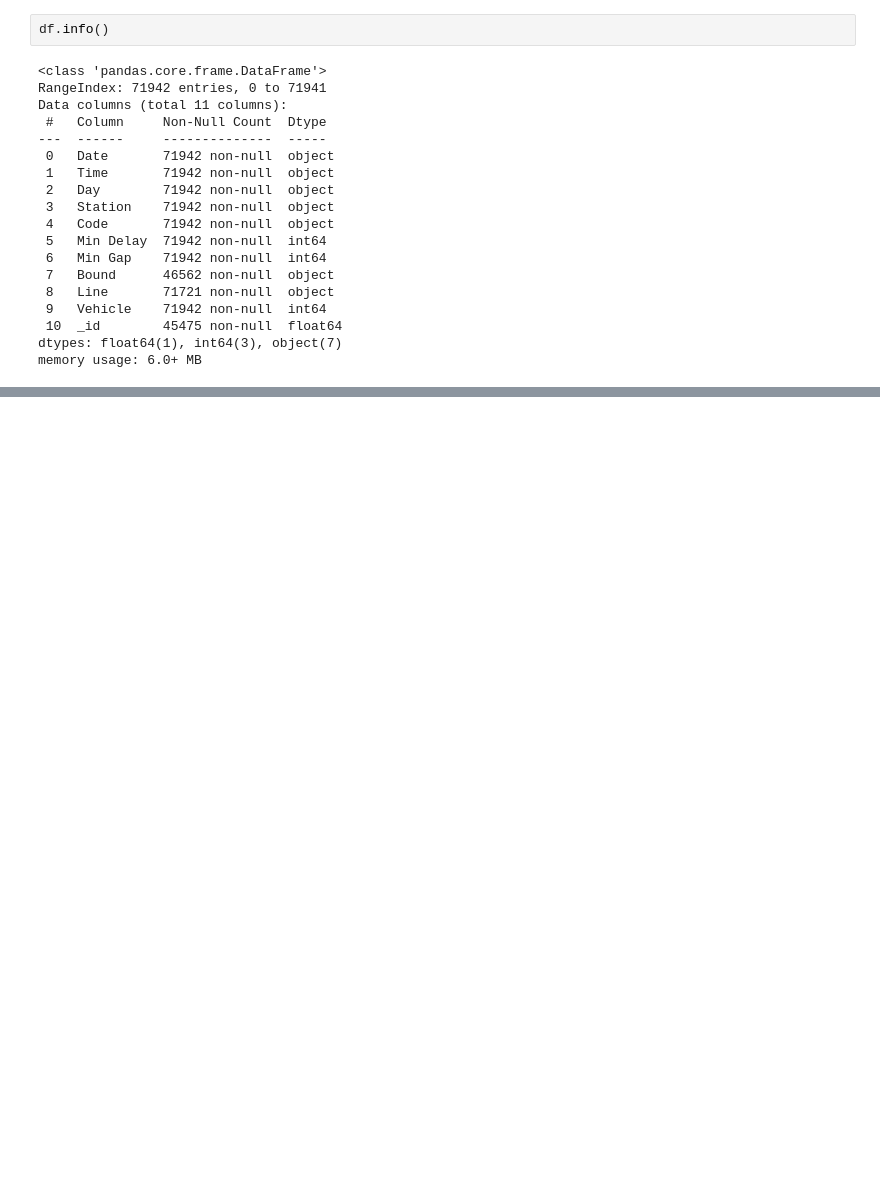
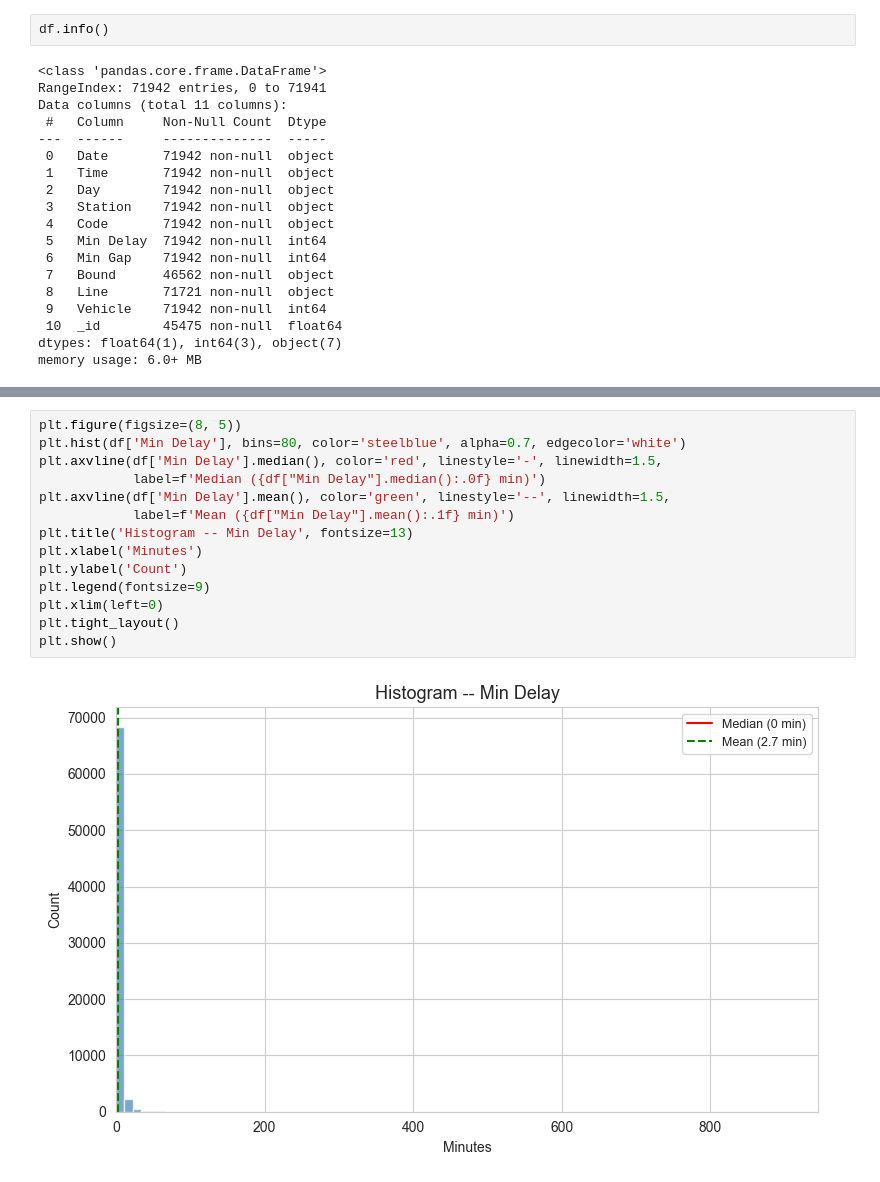
Before and after one commit to yusef-mcc/ttc-project, a Jupyter notebook: ttc-eda.ipynb, the cells around one changed output, grey strips where cells are left out. Cells and saved outputs as stored; diff of their text form; blank space fills up the shorter version.

```diff
--- a/ttc-eda.ipynb
+++ b/ttc-eda.ipynb
@@ -50,0 +147,16 @@ memory usage: 6.0+ MB
+# %%
+plt.figure(figsize=(8, 5))
+plt.hist(df['Min Delay'], bins=80, color='steelblue', alpha=0.7, edgecolor='white')
+plt.axvline(df['Min Delay'].median(), color='red', linestyle='-', linewidth=1.5,
+            label=f'Median ({df["Min Delay"].median():.0f} min)')
+plt.axvline(df['Min Delay'].mean(), color='green', linestyle='--', linewidth=1.5,
+            label=f'Mean ({df["Min Delay"].mean():.1f} min)')
+plt.title('Histogram -- Min Delay', fontsize=13)
+plt.xlabel('Minutes')
+plt.ylabel('Count')
+plt.legend(fontsize=9)
+plt.xlim(left=0)
+plt.tight_layout()
+plt.show()
+# %% [output]
+[figure, added]
```
Also changed, not shown: parts of 19 cells of this notebook.
